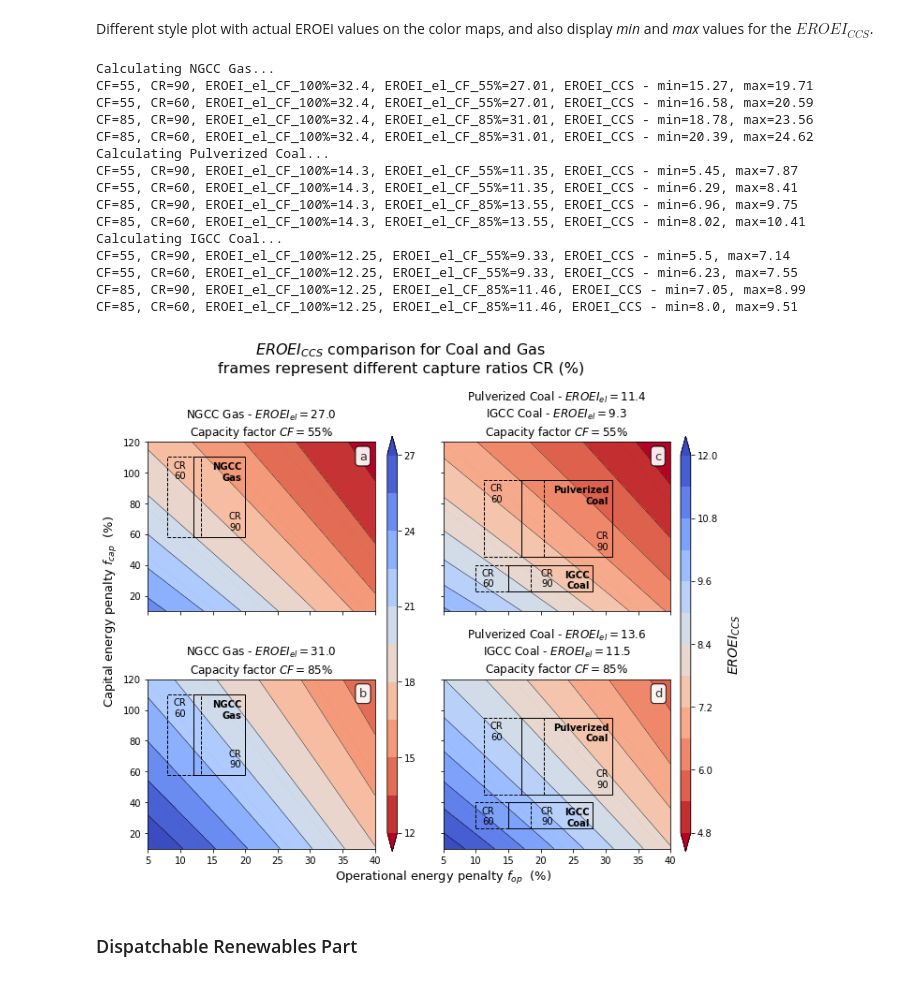
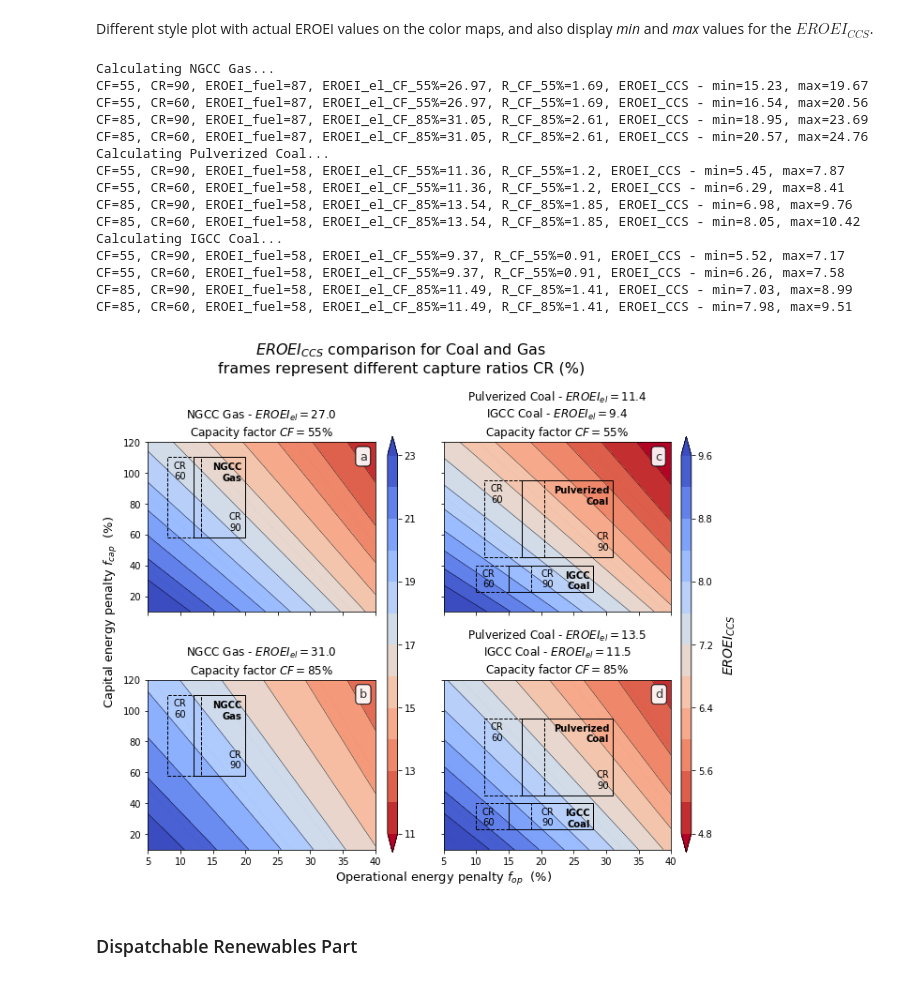
Before and after one commit to csaladenes/sustainable-energy-transitions, a Jupyter notebook: ccs/eroei-ccs-workbook.ipynb, the cells around one changed output. Saved outputs shown, nothing was run; the diff lists cells and outputs as text; code cells hidden in the pictures.

Commit message:
added new EROEI_fuel based calc

```diff
--- a/ccs/eroei-ccs-workbook.ipynb
+++ b/ccs/eroei-ccs-workbook.ipynb
@@ -206,0 +148,3 @@ cf_conversion_ratio('PC',13,55),cf_conversion_ratio('PC',13,85)
+# %%
+CFs=[i*5 for i in range (10,21)]
+CFs
@@ -222 +200,7 @@ Define $EROEI_{CCS}$ calcuator function `eroei_ccs_cycler`, including minimums a
+# %%
+def fuel_name_converter(fuel):
+    if fuel=='NGCC\nGas': return 'NGCC'
+    elif fuel=='IGCC\nCoal': return 'IGCC'
+    elif fuel=='Pulverized\nCoal': return 'PC'
+    else: return None
 # %%
@@ -256,28 +245,52 @@ def eroei_ccs_cycler(names, eroei_els, t0s, CF, R, CR_ratio, fop, fcap, verbose=
 # %% [markdown]
 Different style plot with actual EROEI values on the color maps, and also display _min_ and _max_ values for the $EROEI_{CCS}$.
+# %%
+#Simulation options
+fop=np.linspace(5,40,100)
+fcap=np.linspace(10,120,100)
+CF=[55,85]
+title=u'$EROEI_{CCS}$ comparison for Coal and Gas'
+#eroei_els=[30,13,13] #varies by name
+#eroei_els=[32.4,14.3,12.25] #100% CF value from the CF converstion table
+eroei_fuels=[87,58,58] #100% CF value from the CF converstion table
+names=['NGCC\nGas','Pulverized\nCoal','IGCC\nCoal']
+t0s=[[12,20,58,110],[17,31,45,95],[15,28,23,40]]  # [fop range [min,max], fcap] by each name
+
+eroei_el_cf, R_cf, eroei_ccs, eroei_ccs_min, eroei_ccs_max=eroei_ccs_cycler(names, eroei_fuels, t0s, CF, CR_ratio, fop, fcap, verbose=True)
+# %% [output]
+Calculating NGCC Gas...
+CF=55, CR=90, EROEI_fuel=87, EROEI_el_CF_55%=26.97, R_CF_55%=1.69, EROEI_CCS - min=15.23, max=19.67
+CF=55, CR=60, EROEI_fuel=87, EROEI_el_CF_55%=26.97, R_CF_55%=1.69, EROEI_CCS - min=16.54, max=20.56
+CF=85, CR=90, EROEI_fuel=87, EROEI_el_CF_85%=31.05, R_CF_85%=2.61, EROEI_CCS - min=18.95, max=23.69
+CF=85, CR=60, EROEI_fuel=87, EROEI_el_CF_85%=31.05, R_CF_85%=2.61, EROEI_CCS - min=20.57, max=24.76
+Calculating Pulverized Coal...
+CF=55, CR=90, EROEI_fuel=58, EROEI_el_CF_55%=11.36, R_CF_55%=1.2, EROEI_CCS - min=5.45, max=7.87
+CF=55, CR=60, EROEI_fuel=58, EROEI_el_CF_55%=11.36, R_CF_55%=1.2, EROEI_CCS - min=6.29, max=8.41
+CF=85, CR=90, EROEI_fuel=58, EROEI_el_CF_85%=13.54, R_CF_85%=1.85, EROEI_CCS - min=6.98, max=9.76
+CF=85, CR=60, EROEI_fuel=58, EROEI_el_CF_85%=13.54, R_CF_85%=1.85, EROEI_CCS - min=8.05, max=10.42
+Calculating IGCC Coal...
+CF=55, CR=90, EROEI_fuel=58, EROEI_el_CF_55%=9.37, R_CF_55%=0.91, EROEI_CCS - min=5.52, max=7.17
+CF=55, CR=60, EROEI_fuel=58, EROEI_el_CF_55%=9.37, R_CF_55%=0.91, EROEI_CCS - min=6.26, max=7.58
+CF=85, CR=90, EROEI_fuel=58, EROEI_el_CF_85%=11.49, R_CF_85%=1.41, EROEI_CCS - min=7.03, max=8.99
+CF=85, CR=60, EROEI_fuel=58, EROEI_el_CF_85%=11.49, R_CF_85%=1.41, EROEI_CCS - min=7.98, max=9.51
 # %%
-fop=np.linspace(5,40,100)
-fcap=np.linspace(10,120,100)
-CF=[55,85]
-R=[[1.7,2.5],[1.2,1.8],[0.9,1.5]] #varies by name and CF
-title=u'$EROEI_{CCS}$ comparison for Coal and Gas'
-#eroei_els=[30,13,13] #varies by name
-eroei_els=[32.4,14.3,12.25] #100% CF value from the CF converstion table
-names=['NGCC\nGas','Pulverized\nCoal','IGCC\nCoal']
-t0s=[[12,20,58,110],[17,31,45,95],[15,28,23,40]]  # [fop range [min,max], fcap] by each name
-
-eroei_el_cf, eroei_ccs, eroei_ccs_min, eroei_ccs_max=eroei_ccs_cycler(names, eroei_els, t0s, CF, R, CR_ratio, fop, fcap, verbose=True)
-
+#Plotting options
 fig,axes=plt.subplots(2,2,figsize=(10,8))
 plt.subplots_adjust(hspace=0.4)
 plt.subplots_adjust(wspace=0.3)
 
 eroei_ccs_scale_min2=1.2
-eroei_ccs_scale_max2=2.7
+eroei_ccs_scale_max2=2.3
+ls=['-','--']
+ls0='-'
+lw0=0.5
+t_x_offset=[6.5,12.5,6]
+t_y_offset=[47,45,14]
+breaker=['\n','\n','\n']
 
 for i in range(len(axes)):
     for j in range(len(axes[i])):
-        eroei_el=eroei_els[j]
+        eroei_el=eroei_el_cf[j][i]
         ax=axes[i][j]
         X, Y = np.meshgrid(fop, fcap)
         z = eroei_ccs[j][i][0]#*100.0/eroei_el #third index is CR, keep at 0, its relative
@@ -321,49 +334,34 @@ for i in range(len(axes)):
             ax.set_title(names[0].replace('\n',' ')+' - $EROEI_{el}='+\
                      str(round(eroei_el_cf[0][i],1))+\
                          u'$\nCapacity factor $CF='+str(CF[i])+'$%')
         else:
             ax.set_title(names[1].replace('\n',' ')+' - $EROEI_{el}='+\
                      str(round(eroei_el_cf[1][i],1))+'$\n'+\
                          names[2].replace('\n',' ')+' - $EROEI_{el}='+\
                      str(round(eroei_el_cf[2][i],1))+\
                          u'$\nCapacity factor $CF='+str(CF[i])+'$%')
         ax.text(0.93, 0.95, string.ascii_lowercase[j*len(axes)+i],
             horizontalalignment='left',
             verticalalignment='top',
             transform=ax.transAxes,size=13,alpha=0.7,
                           bbox=dict(boxstyle="round", fc="w", alpha=0.7))
         ax.text(0.93, 0.95, string.ascii_lowercase[j*len(axes)+i],
             horizontalalignment='left',
             verticalalignment='top',
             transform=ax.transAxes,size=13,alpha=0.7,
                           bbox=dict(boxstyle="round", fc="w", alpha=0.7))
 
 axes[1][1].set_xlabel('Operational energy penalty $f_{op}$  (%)',fontsize=13,x=0)
 axes[0][0].set_ylabel('Capital energy penalty $f_{cap}$  (%)',fontsize=13,y=0)
 axes[0][1].set_yticklabels('')
 axes[1][1].set_yticklabels('')
 axes[0][0].set_xticklabels('')
 axes[0][1].set_xticklabels('')
 plt.suptitle(title+'\nframes represent different capture ratios CR (%)',fontsize=16,y=1.07)
 plt.savefig('plot/fig2.png',dpi=150,bbox_inches = 'tight', pad_inches = 0.1)
 plt.show()
 # %% [output]
-Calculating NGCC Gas...
-CF=55, CR=90, EROEI_el_CF_100%=32.4, EROEI_el_CF_55%=27.01, EROEI_CCS - min=15.27, max=19.71
-CF=55, CR=60, EROEI_el_CF_100%=32.4, EROEI_el_CF_55%=27.01, EROEI_CCS - min=16.58, max=20.59
-CF=85, CR=90, EROEI_el_CF_100%=32.4, EROEI_el_CF_85%=31.01, EROEI_CCS - min=18.78, max=23.56
-CF=85, CR=60, EROEI_el_CF_100%=32.4, EROEI_el_CF_85%=31.01, EROEI_CCS - min=20.39, max=24.62
-Calculating Pulverized Coal...
-CF=55, CR=90, EROEI_el_CF_100%=14.3, EROEI_el_CF_55%=11.35, EROEI_CCS - min=5.45, max=7.87
-CF=55, CR=60, EROEI_el_CF_100%=14.3, EROEI_el_CF_55%=11.35, EROEI_CCS - min=6.29, max=8.41
-CF=85, CR=90, EROEI_el_CF_100%=14.3, EROEI_el_CF_85%=13.55, EROEI_CCS - min=6.96, max=9.75
-CF=85, CR=60, EROEI_el_CF_100%=14.3, EROEI_el_CF_85%=13.55, EROEI_CCS - min=8.02, max=10.41
-Calculating IGCC Coal...
-CF=55, CR=90, EROEI_el_CF_100%=12.25, EROEI_el_CF_55%=9.33, EROEI_CCS - min=5.5, max=7.14
-CF=55, CR=60, EROEI_el_CF_100%=12.25, EROEI_el_CF_55%=9.33, EROEI_CCS - min=6.23, max=7.55
-CF=85, CR=90, EROEI_el_CF_100%=12.25, EROEI_el_CF_85%=11.46, EROEI_CCS - min=7.05, max=8.99
-CF=85, CR=60, EROEI_el_CF_100%=12.25, EROEI_el_CF_85%=11.46, EROEI_CCS - min=8.0, max=9.51
-[figure, old version]
+[figure, new version]
 # %% [markdown]
 ### Dispatchable Renewables Part
 # %% [markdown]
```
Also changed, not shown: parts of 25 cells of this notebook, 7 other files.
